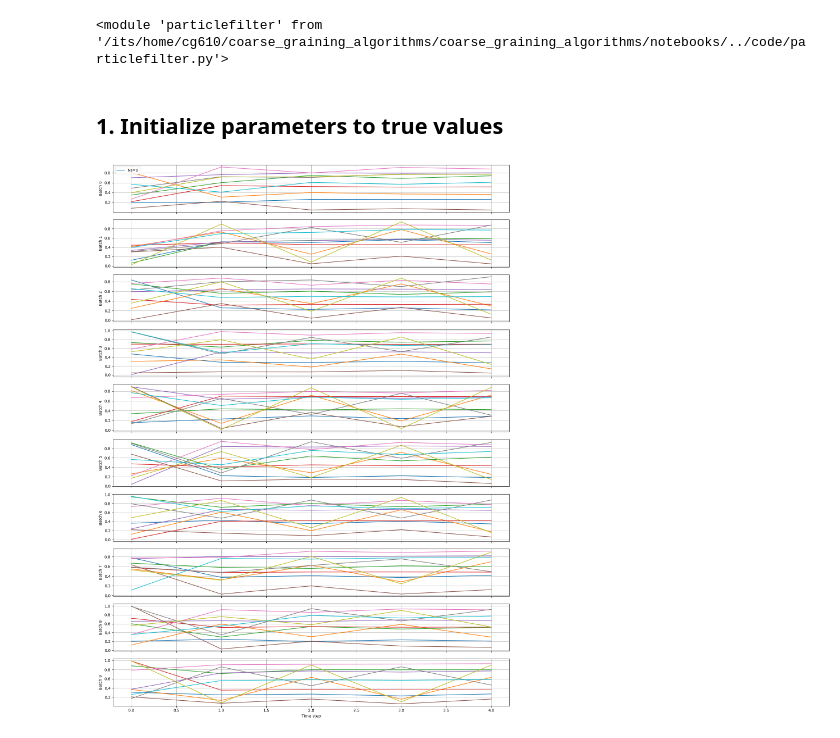
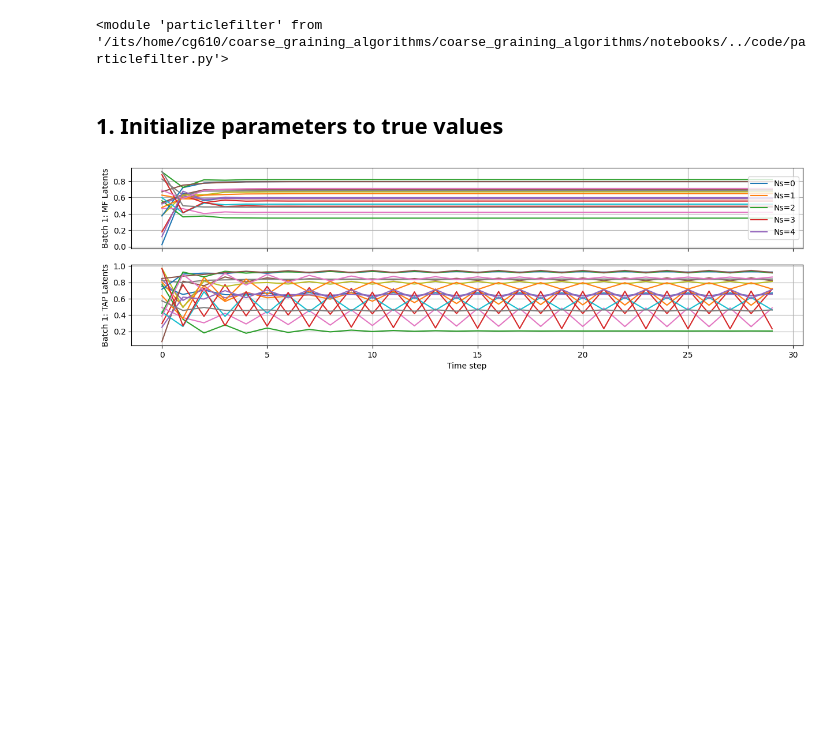
Before and after one commit to cgoldman123/coarse_graining_algorithms, a Jupyter notebook: notebooks/parameter_recover_exact.ipynb, the cells around one changed output. Saved outputs shown, nothing was run; the diff lists cells and outputs as text; code cells hidden in the pictures; blank space fills up the shorter version.

Commit message:
examined coarse-graining across different strides and kernels

```diff
--- a/notebooks/parameter_recover_exact.ipynb
+++ b/notebooks/parameter_recover_exact.ipynb
@@ -62,7 +60,8 @@ lam = np.array([1])  # low pass filtering constant for the TAP dynamics
 # The values of G are the coefficients G in the expression G_abc*J^a*x_i^b*x_j^c, where the index corresponds to
 # the exponent of J, x_i, and x_j. I believe the order is 100, 101, 102, 110, 111... so the element at index 1 (101) means
 # that a and c have exponent 1. In other words, message to Xi only depends on J*Xj
-G   = np.array([0,2,0,0,0,0,0,0,0,0,4,-4,0,-8,8,0,0,0]) # message passing parameters of the TAP equation
+G_TAP   = np.array([0,2,0,0,0,0,0,0,0,0,4,-4,0,-8,8,0,0,0]) # message passing parameters of the TAP equation
+G_MF   = np.array([0,1,0,0,0,0,0,0,0,0,0,0,0,0,0,0,0,0]) # mean field parameters
 
 # Connectivity matrix between state nodes
 # Ns x Ns
@@ -82,7 +81,8 @@ V = np.zeros((Ns,Ny))  # No input dependence
 
 embedding_arr = (Nr,Ns)
 U = np.zeros(embedding_arr)
-theta = np.concatenate([lam, G, JMatToVec(J), U.flatten('F'), V.flatten('F') ])
+theta_TAP = np.concatenate([lam, G_TAP, JMatToVec(J), U.flatten('F'), V.flatten('F') ])
+theta_MF = np.concatenate([lam, G_MF, JMatToVec(J), U.flatten('F'), V.flatten('F') ])
 
 params = {'Ns':Ns,'Ny':Ny,'Nr':Nr,'Q_process':Q_process,'Q_obs':Q_obs,'nltype':'sigmoid','gain_y':25/np.sqrt(Ns),'smoothing_filter':smoothing_filter,'self_coupling_on':self_coupling_on,'sparsity_J':sparsity_J,'Jtype':Jtype  }
 
@@ -92,26 +92,31 @@ batches = 1
 # runTAP - message passing
 # runTAPSampling - sampling
 TAP_func=runTAP
-y_exact, x_train, r_train = tap.generate_TAPdynamics(theta, params, batches, T, T_low, T_high, yG_low, yG_high,kernel,stride,TAP_func=TAP_func)
-G = tap.infer_exact_G(y_exact, x_train, params,theta)
+y_train_TAP, x_train_TAP, r_train_TAP = tap.generate_TAPdynamics(theta_TAP, params, batches, T, T_low, T_high, yG_low, yG_high,kernel,stride,TAP_func=TAP_func)
+y_train_MF, x_train_MF, r_train_MF = tap.generate_TAPdynamics(theta_MF, params, batches, T, T_low, T_high, yG_low, yG_high,kernel,stride,TAP_func=TAP_func)
 # %%
-# Plot the first 10 batches of training data
-B_to_plot = 10  # first 10 batches
-B_total, Ns, T = x_train.shape
+# Plot MF and TAP latent updates
+B_to_plot = 2
+B_total, Ns, T = x_train_TAP.shape
 
 fig, axs = plt.subplots(B_to_plot, 1, figsize=(15, 2*B_to_plot), sharex=True)
 
-for b in range(B_to_plot):
-    for n in range(Ns):
-        axs[b].plot(x_train[b, n, :], label=f'Ns={n}' if n==0 else None)
-    axs[b].set_ylabel(f'Batch {b}')
-    axs[b].grid(True)
+# Plot MF latents
+for n in range(Ns):
+    axs[0].plot(x_train_MF[0, n, :], label=f'Ns={n}' if n<5 else None)
+axs[0].set_ylabel(f'Batch 1: MF Latents')
+axs[0].grid(True)
+
+# Plot TAP latents
+for n in range(Ns):
+    axs[1].plot(x_train_TAP[0, n, :], label=f'Ns={n}')
+axs[1].set_ylabel(f'Batch 1: TAP Latents')
+axs[1].grid(True)
 
 axs[-1].set_xlabel('Time step')
-axs[0].legend()  # show legend only on first batch
-plt.tight_layout()
+axs[0].legend(loc='right')  # show legend only on first plot
 plt.show()
 # %% [output]
-[figure, old version]
+[figure, new version]
 # %%
 # Plot distribution over latents
```
Also changed, not shown: parts of 30 cells of this notebook, 1 other file.
